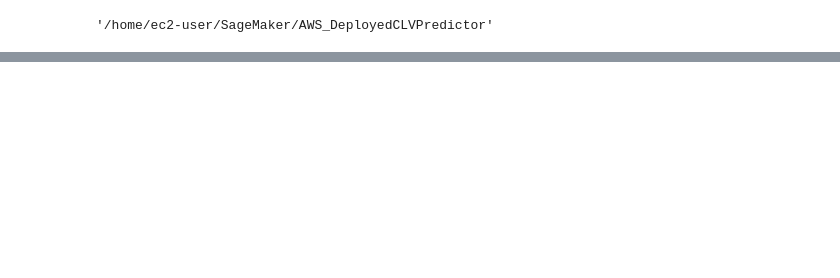
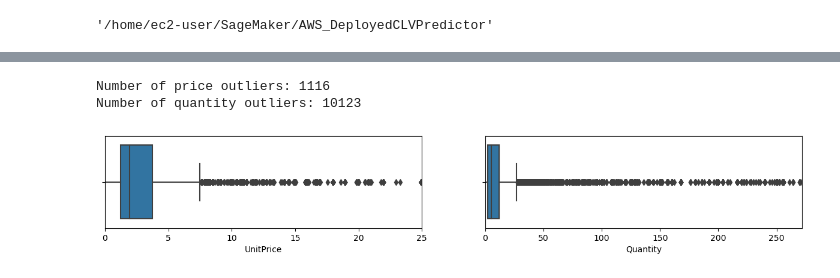
Before and after one commit to vubanc/AWS_DeployedCLVPredictor, a Jupyter notebook: AWS_DeployedCLVPredictor.ipynb, the cells around one changed output, grey strips where cells are left out. Cells and saved outputs as stored; diff of their text form; code cells hidden in the pictures; blank space fills up the shorter version.

```diff
--- a/AWS_DeployedCLVPredictor.ipynb
+++ b/AWS_DeployedCLVPredictor.ipynb
@@ -27,0 +69,4 @@ df.head()
+# %%
+# Dropping null values
+df.dropna(subset=["CustomerID"], inplace=True)
+df.isnull().sum()
@@ -27,0 +98,18 @@ df.head()
+# %%
+# Outlier analysis
+fig, axs = plt.subplots(1, 2, figsize=(15, 2))
+
+sns.boxplot(x=df["UnitPrice"].astype(float), ax=axs[0])
+sns.boxplot(x=df["Quantity"].astype(float), ax=axs[1])
+
+axs[0].set_xlim(left=0, right=25)# right limit set to 99.7 percentile value
+axs[1].set_xlim(left=0, right=272)# right limit set to 99.7 percentile value
+
+print(f"Number of price outliers: {df[df.UnitPrice>25].shape[0]}")
+print(f"Number of quantity outliers: {df[df.Quantity>272].shape[0] + df[df.Quantity<0].shape[0]}")
+
+plt.show()
+# %% [output]
+Number of price outliers: 1116
+Number of quantity outliers: 10123
+[figure, added]
```
Also changed, not shown: parts of 12 cells of this notebook.
